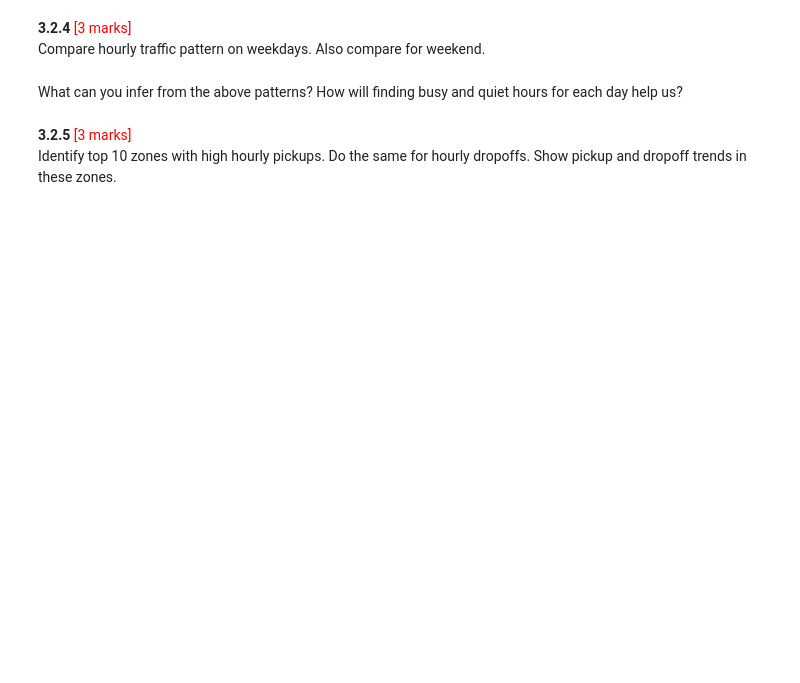
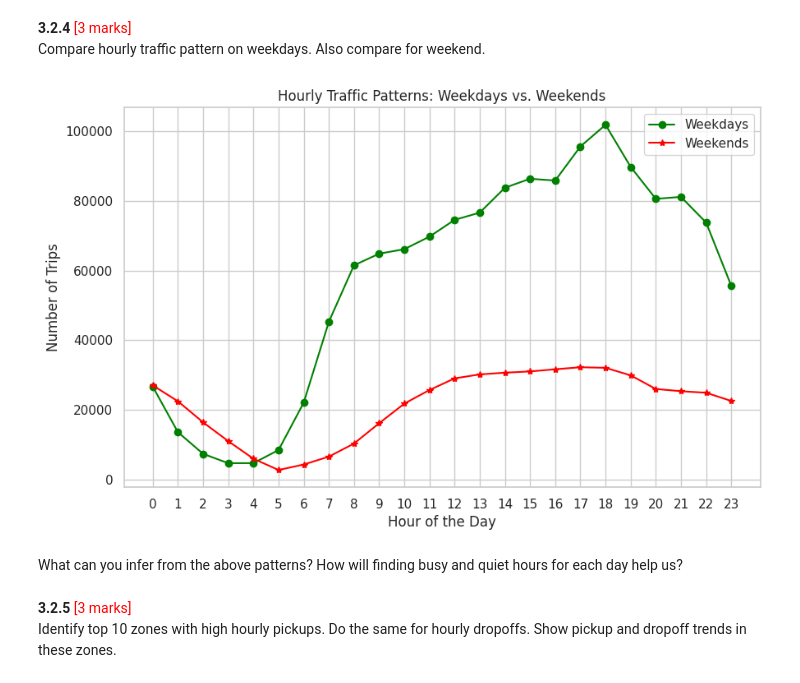
Before and after one commit to Nitinda97/EDA-on-NYC-Taxi, a Jupyter notebook: EDA_Assg_NYC_Taxi_Nitin_Khare.ipynb, the cells around one changed output. Drawn from its saved outputs; the diff is of its cells as text; code cells hidden in the pictures; blank space fills up the shorter version.

```diff
--- a/EDA_Assg_NYC_Taxi_Nitin_Khare.ipynb
+++ b/EDA_Assg_NYC_Taxi_Nitin_Khare.ipynb
@@ -1388,3 +1449,22 @@ Compare hourly traffic pattern on weekdays. Also compare for weekend.
+# %%
+# Compare traffic trends for the week days and weekends
+df['hour'] = df['tpep_pickup_datetime'].dt.hour
+df_weekend = df[df['pickup_day'].isin(['Saturday', 'Sunday'])]
+df_weekday = df[~df['pickup_day'].isin(['Saturday', 'Sunday'])]
+weekday_hourly_counts = df_weekday.groupby('hour').size()
+weekend_hourly_counts = df_weekend.groupby('hour').size()
+plt.figure(figsize=(10, 6))
+plt.plot(weekday_hourly_counts.index, weekday_hourly_counts.values, label='Weekdays', marker='o', color='green')
+plt.plot(weekend_hourly_counts.index, weekend_hourly_counts.values, label='Weekends', marker='*', color='red')
+plt.title('Hourly Traffic Patterns: Weekdays vs. Weekends')
+plt.xlabel('Hour of the Day')
+plt.ylabel('Number of Trips')
+plt.xticks(range(24))
+plt.legend()
+plt.grid(True)
+plt.show()
+# %% [output]
+[figure, added]
 # %% [markdown]
 What can you infer from the above patterns? How will finding busy and quiet hours for each day help us?
 # %% [markdown]
```
Also changed, not shown: parts of 53 cells of this notebook.
